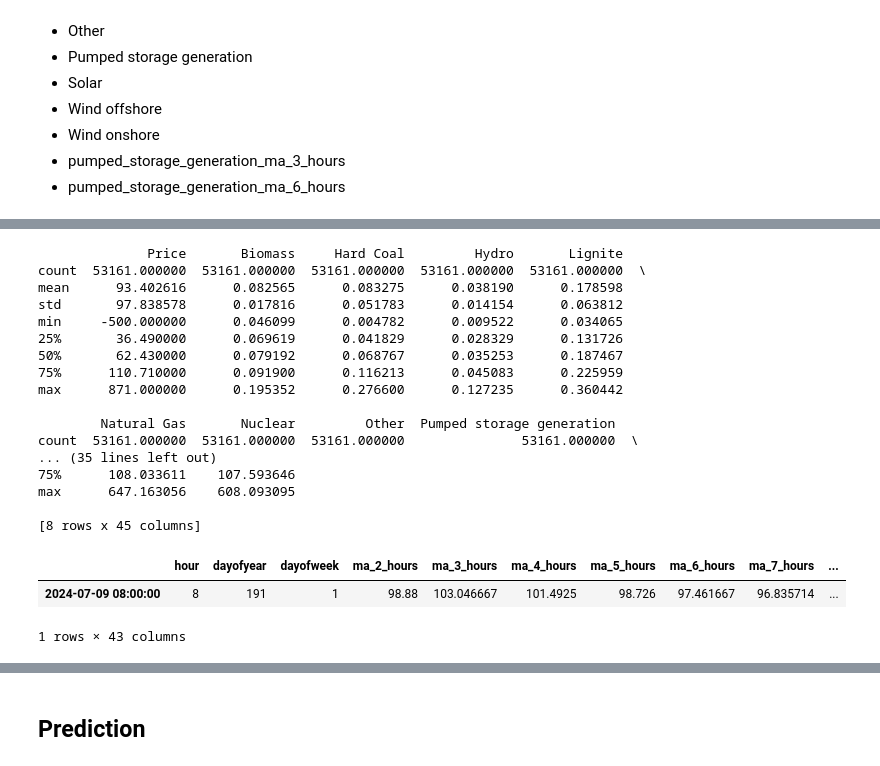
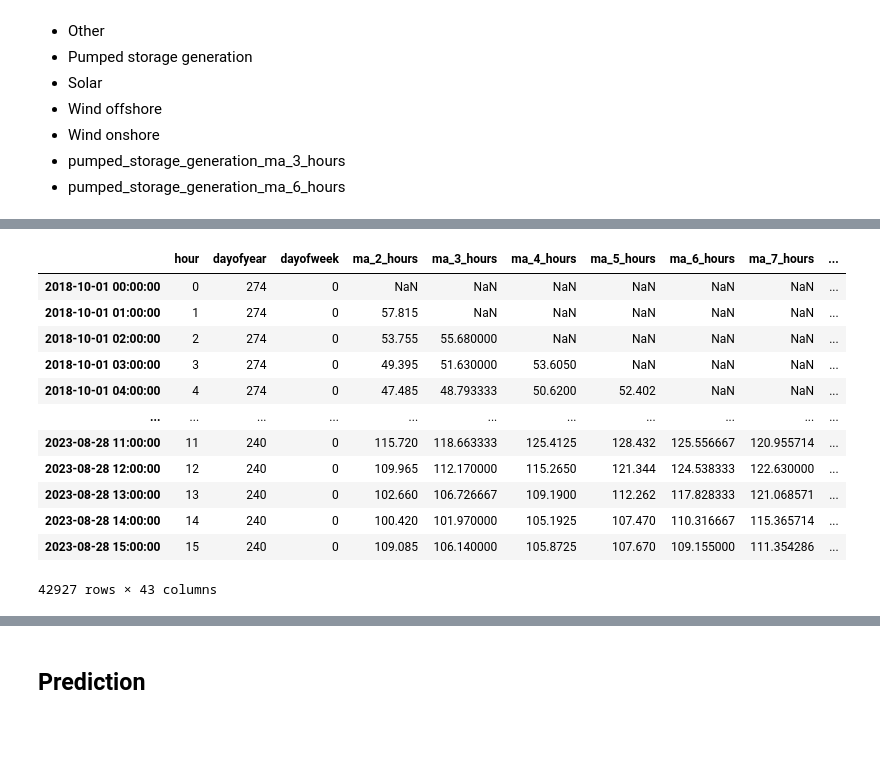
Before and after one commit to YukaNakamoto/LSDI-Project-, a Jupyter notebook: hand_in/notebook.ipynb, the cells around one changed output, grey strips where cells are left out. Cells and saved outputs as stored; diff of their text form; code cells hidden in the pictures; blank space fills up the shorter version.

```diff
--- a/hand_in/notebook.ipynb
+++ b/hand_in/notebook.ipynb
@@ -83,8 +83,6 @@ features_interval_df = features_df.copy()[
     (features_df["Price"] >= min_price) &
     (features_df["Price"] <= max_price)
 ]
-
-print(features_interval_df.describe())
 
 normalized_features_df, normalized_e_price_df, normalized_interval_df, e_price_scaler = normalize_data(features_df.copy(), e_price_df.copy(), features_interval_df.copy())
 
@@ -100,13 +98,13 @@ combined_normalized_interval_df = pd.concat([normalized_interval_df[FEATURES], T
 
 
 if normalize.value:
-    train, eval, test, SPLIT_DATE_EVAL, SPLIT_DATE_TEST = split(combined_normalized_df,eval_size.value, prediction_date_picker.value)
-    train_XGB, eval_XGB, test_XGB, SPLIT_DATE_EVAL_INTERVAL, SPLIT_DATE_TEST_INTERVAL = split(combined_normalized_interval_df,eval_size.value, prediction_date_picker.value)
+    train, eval, test, SPLIT_DATE_EVAL, SPLIT_DATE_TEST = split(combined_normalized_df,eval_size.value)
+    train_XGB, eval_XGB, test_XGB, SPLIT_DATE_EVAL_INTERVAL, SPLIT_DATE_TEST_INTERVAL = split(combined_normalized_interval_df,eval_size.value)
     scalar = e_price_scaler
 
 else:
-    train, eval, test, SPLIT_DATE_EVAL, SPLIT_DATE_TEST = split(combined_df,eval_size.value, prediction_date_picker.value)
-    train_XGB, eval_XGB, test_XGB, SPLIT_DATE_EVAL_INTERVAL, SPLIT_DATE_TEST_INTERVAL = split(combined_interval_df,eval_size.value, prediction_date_picker.value)
+    train, eval, test, SPLIT_DATE_EVAL, SPLIT_DATE_TEST = split(combined_df,eval_size.value)
+    train_XGB, eval_XGB, test_XGB, SPLIT_DATE_EVAL_INTERVAL, SPLIT_DATE_TEST_INTERVAL = split(combined_interval_df,eval_size.value)
     scalar = None
 
 TARGET = "Price"
@@ -128,28 +126,20 @@ y_test_XGB = test_XGB[TARGET]
 
 X_val_XGB = eval_XGB[FEATURES]
 y_val_XGB = eval_XGB[TARGET]
-# %% [output]
-              Price       Biomass     Hard Coal         Hydro       Lignite
-count  53161.000000  53161.000000  53161.000000  53161.000000  53161.000000  \
-mean      93.402616      0.082565      0.083275      0.038190      0.178598
-std       97.838578      0.017816      0.051783      0.014154      0.063812
-min     -500.000000      0.046099      0.004782      0.009522      0.034065
-25%       36.490000      0.069619      0.041829      0.028329      0.131726
-50%       62.430000      0.079192      0.068767      0.035253      0.187467
-75%      110.710000      0.091900      0.116213      0.045083      0.225959
-max      871.000000      0.195352      0.276600      0.127235      0.360442
-
-        Natural Gas       Nuclear         Other  Pumped storage generation
-count  53161.000000  53161.000000  53161.000000               53161.000000  \
-... (35 lines left out)
-75%      108.033611    107.593646
-max      647.163056    608.093095
-
-[8 rows x 45 columns]
 # %%
-X_train.tail(1)
+X_train
 # %% [output]
 |  | hour | dayofyear | dayofweek | ma_2_hours | ma_3_hours | ma_4_hours | ma_5_hours | ma_6_hours | ma_7_hours | ... |
-| 2024-07-09 08:00:00 | 8 | 191 | 1 | 98.88 | 103.046667 | 101.4925 | 98.726 | 97.461667 | 96.835714 | ... |
+| 2018-10-01 00:00:00 | 0 | 274 | 0 | NaN | NaN | NaN | NaN | NaN | NaN | ... |
+| 2018-10-01 01:00:00 | 1 | 274 | 0 | 57.815 | NaN | NaN | NaN | NaN | NaN | ... |
+| 2018-10-01 02:00:00 | 2 | 274 | 0 | 53.755 | 55.680000 | NaN | NaN | NaN | NaN | ... |
+| 2018-10-01 03:00:00 | 3 | 274 | 0 | 49.395 | 51.630000 | 53.6050 | NaN | NaN | NaN | ... |
+| 2018-10-01 04:00:00 | 4 | 274 | 0 | 47.485 | 48.793333 | 50.6200 | 52.402 | NaN | NaN | ... |
+| ... | ... | ... | ... | ... | ... | ... | ... | ... | ... | ... |
+| 2023-08-28 11:00:00 | 11 | 240 | 0 | 115.720 | 118.663333 | 125.4125 | 128.432 | 125.556667 | 120.955714 | ... |
+| 2023-08-28 12:00:00 | 12 | 240 | 0 | 109.965 | 112.170000 | 115.2650 | 121.344 | 124.538333 | 122.630000 | ... |
+| 2023-08-28 13:00:00 | 13 | 240 | 0 | 102.660 | 106.726667 | 109.1900 | 112.262 | 117.828333 | 121.068571 | ... |
+| 2023-08-28 14:00:00 | 14 | 240 | 0 | 100.420 | 101.970000 | 105.1925 | 107.470 | 110.316667 | 115.365714 | ... |
+| 2023-08-28 15:00:00 | 15 | 240 | 0 | 109.085 | 106.140000 | 105.8725 | 107.670 | 109.155000 | 111.354286 | ... |
-1 rows × 43 columns
+42927 rows × 43 columns
 # %%
```
Also changed, not shown: parts of 11 cells of this notebook, 2 other files.
